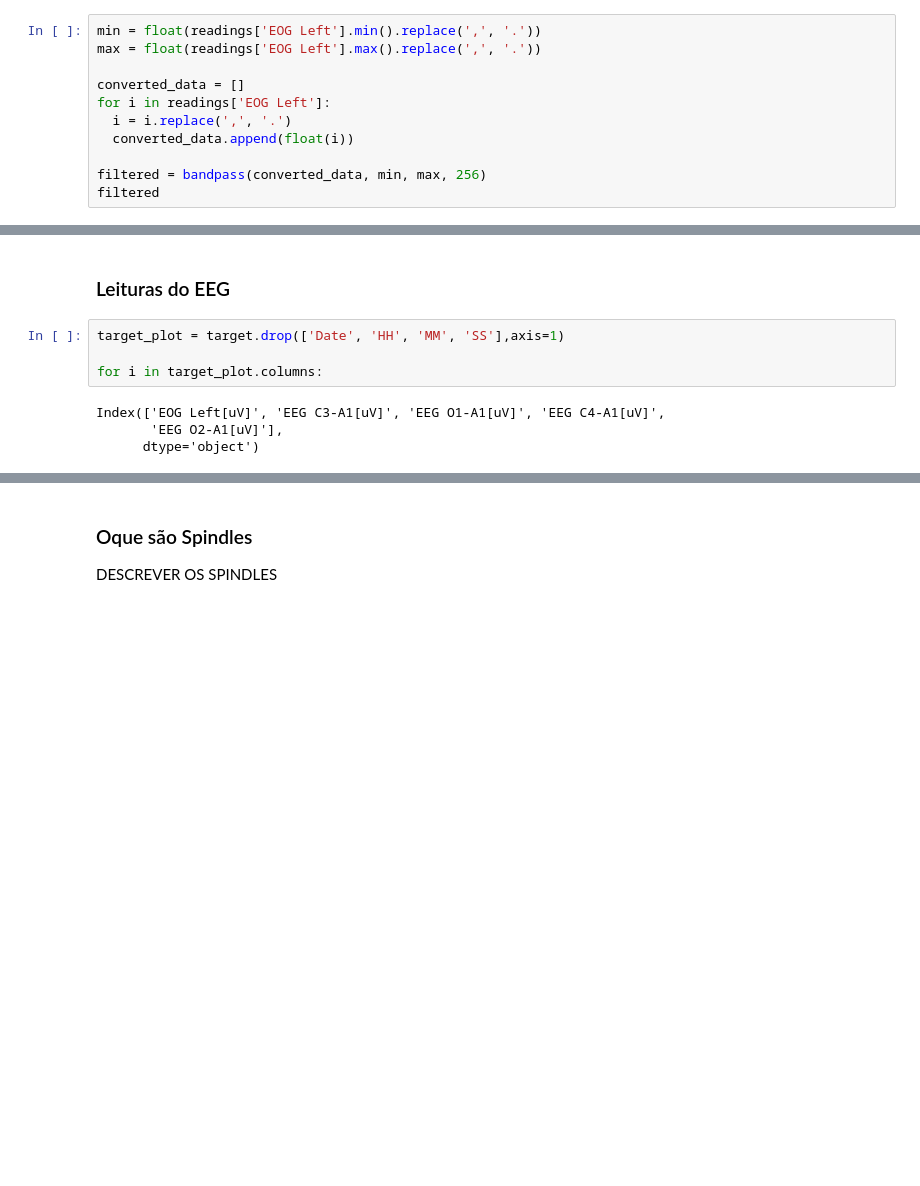
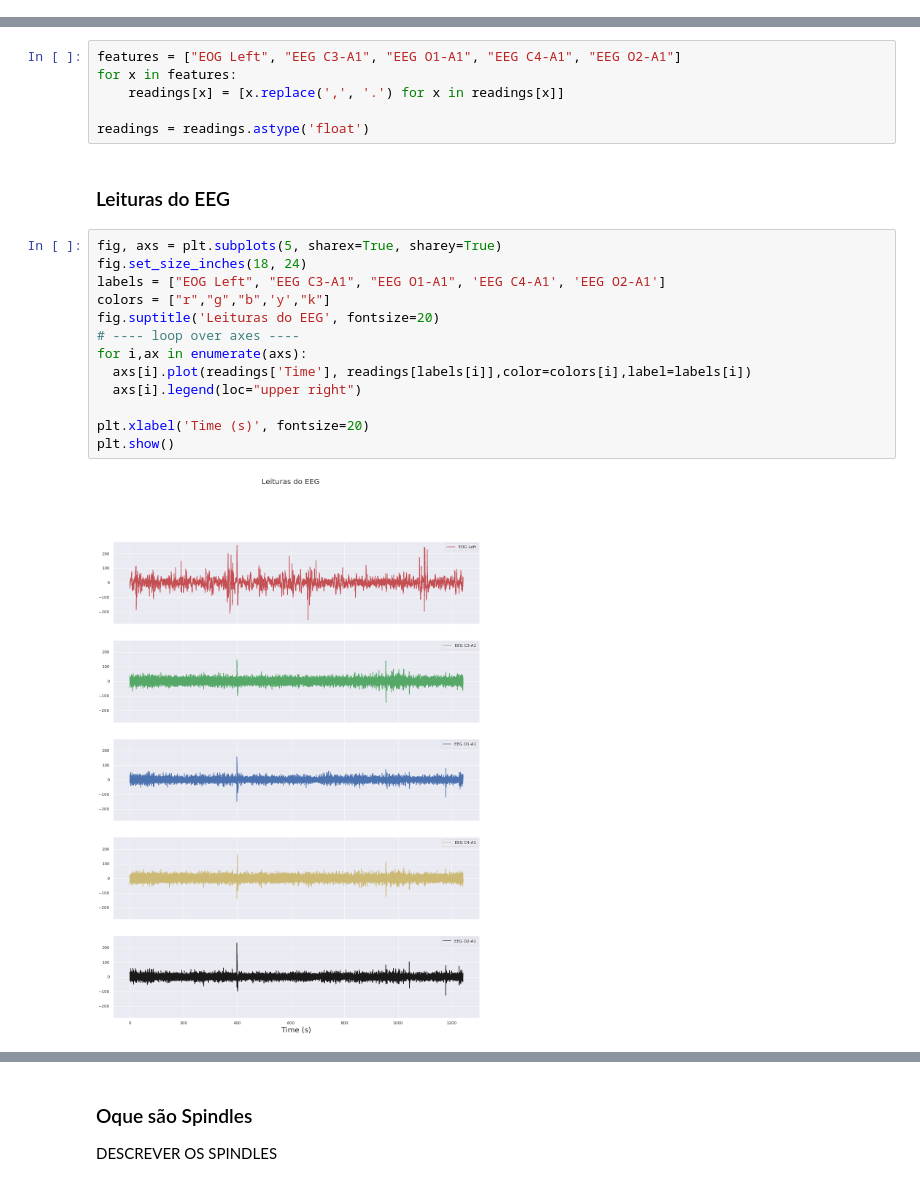
Before and after one commit to vicotrbb/data_science, a Jupyter notebook: projects/Brain/Brain.ipynb, the cells around one changed output, grey strips where cells are left out. Saved outputs shown, nothing was run; the diff lists cells and outputs as text; blank space fills up the shorter version.

Commit message:
Coded EEG plot, from kaggle sample

```diff
--- a/projects/Brain/Brain.ipynb
+++ b/projects/Brain/Brain.ipynb
@@ -260,11 +222,0 @@ def bandpass(data, freqmin, freqmax, df, corners=4, zerophase=True, axis=-1):
-# %%
-min = float(readings['EOG Left'].min().replace(',', '.'))
-max = float(readings['EOG Left'].max().replace(',', '.'))
-
-converted_data = []
-for i in readings['EOG Left']:
-  i = i.replace(',', '.')
-  converted_data.append(float(i))
-
-filtered = bandpass(converted_data, min, max, 256)
-filtered
@@ -271,10 +245,23 @@ filtered
+# %%
+features = ["EOG Left", "EEG C3-A1", "EEG O1-A1", "EEG C4-A1", "EEG O2-A1"]
+for x in features:
+    readings[x] = [x.replace(',', '.') for x in readings[x]]
+
+readings = readings.astype('float')
 # %% [markdown]
 ### Leituras do EEG
-# %%
-target_plot = target.drop(['Date', 'HH', 'MM', 'SS'],axis=1)
-
-for i in target_plot.columns:
-# %% [output]
-Index(['EOG Left[uV]', 'EEG C3-A1[uV]', 'EEG O1-A1[uV]', 'EEG C4-A1[uV]',
-       'EEG O2-A1[uV]'],
-      dtype='object')
+# %%
+fig, axs = plt.subplots(5, sharex=True, sharey=True)
+fig.set_size_inches(18, 24)
+labels = ["EOG Left", "EEG C3-A1", "EEG O1-A1", 'EEG C4-A1', 'EEG O2-A1']
+colors = ["r","g","b",'y',"k"]
+fig.suptitle('Leituras do EEG', fontsize=20)
+# ---- loop over axes ----
+for i,ax in enumerate(axs):
+  axs[i].plot(readings['Time'], readings[labels[i]],color=colors[i],label=labels[i])
+  axs[i].legend(loc="upper right")
+
+plt.xlabel('Time (s)', fontsize=20)
+plt.show()
+# %% [output]
+[figure, added]
```
Also changed, not shown: parts of 7 cells of this notebook.
